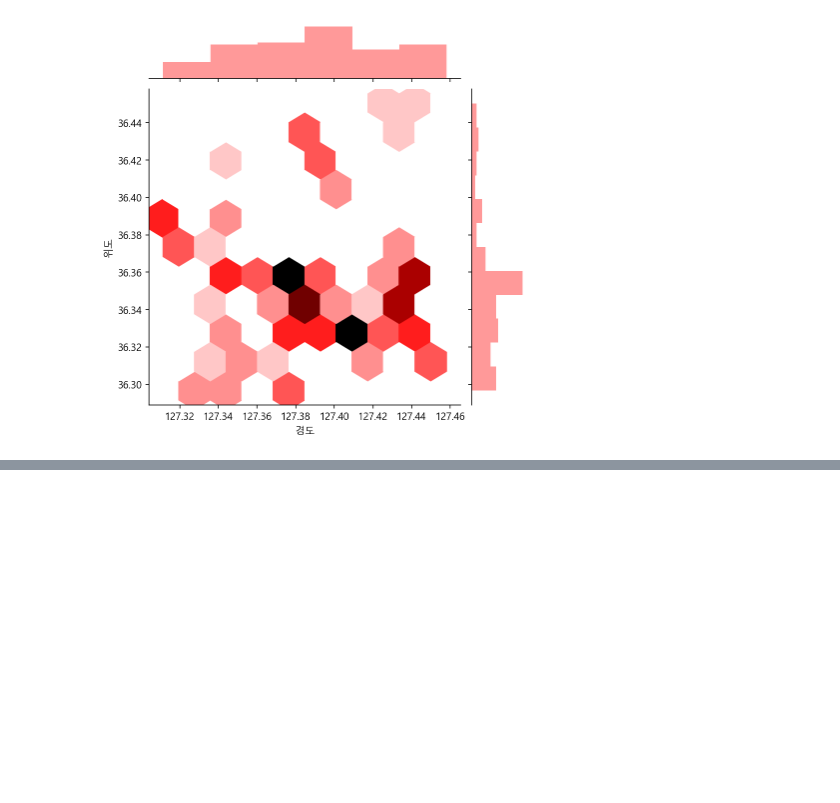
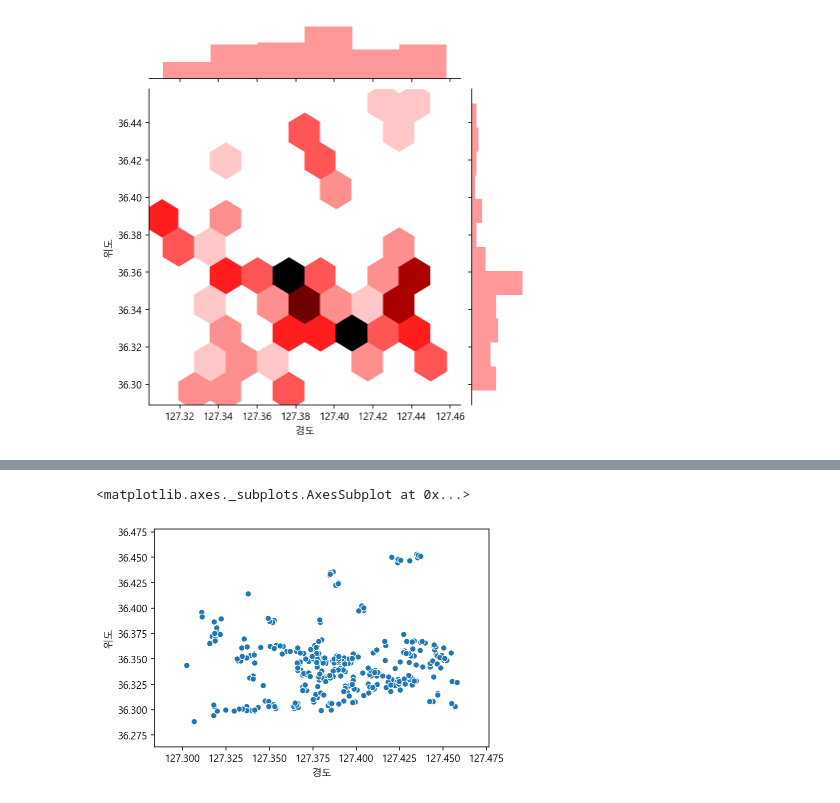
Before and after one commit to young-hun-jo/TIL, a Jupyter notebook: Pandas_library/프랜차이즈정보분석_리뉴얼.ipynb, the cells around one changed output, grey strips where cells are left out. Saved outputs shown, nothing was run; the diff lists cells and outputs as text; code cells hidden in the pictures; blank space fills up the shorter version.

```diff
--- a/Pandas_library/프랜차이즈정보분석_리뉴얼.ipynb
+++ b/Pandas_library/프랜차이즈정보분석_리뉴얼.ipynb
@@ -194,0 +292,6 @@ sns.jointplot(data=df_31, x='경도', y='위도', kind='hex', color='red')
+# %%
+# scatterplot으로 위도, 경도 시각화 해보기
+sns.scatterplot(data=df_jump, x='경도',y='위도')
+# %% [output]
+<matplotlib.axes._subplots.AxesSubplot at 0x...>
+[figure, added]
```
Also changed, not shown: parts of 17 cells of this notebook.
